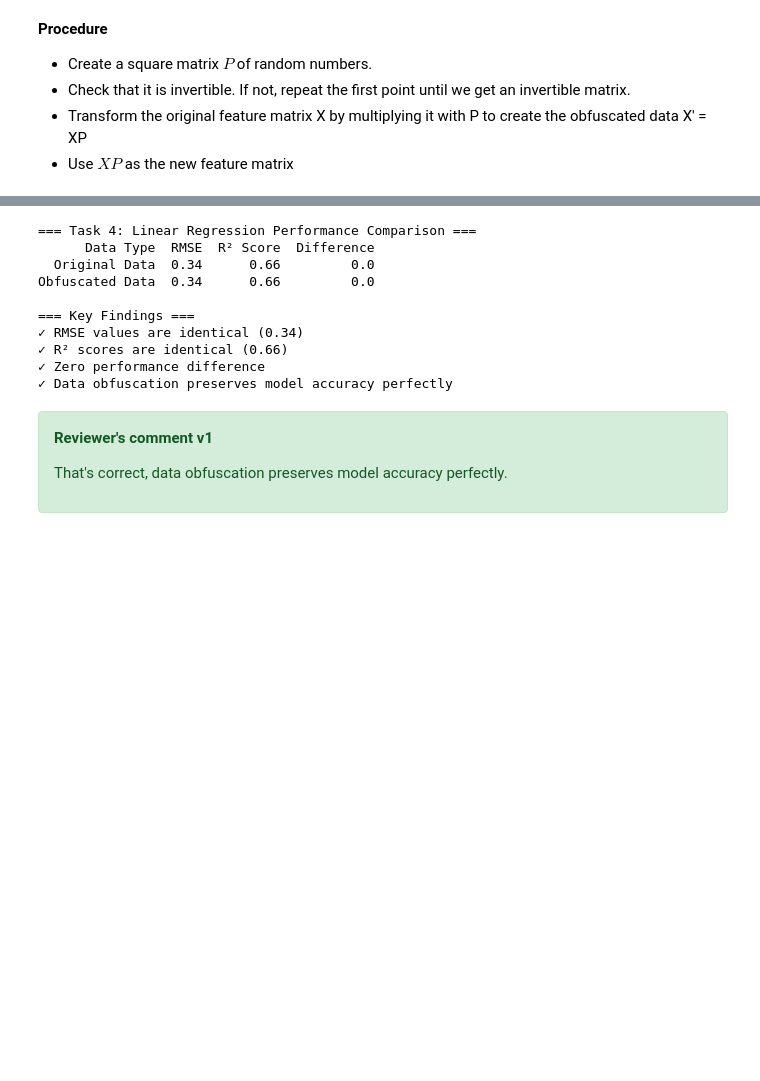
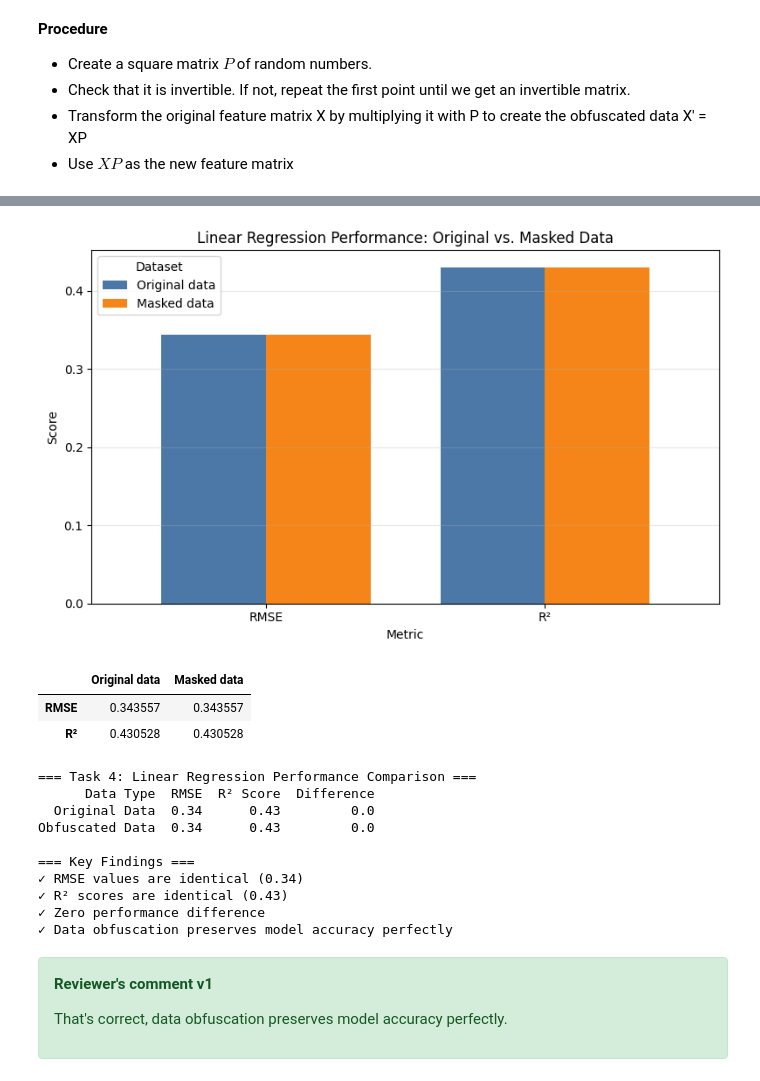
Before and after one commit to JackLahti/project_11-insurance, a Jupyter notebook: notebook.ipynb, the cells around one changed output, grey strips where cells are left out. Drawn from its saved outputs; the diff is of its cells as text; code cells hidden in the pictures; blank space fills up the shorter version.

```diff
--- a/notebook.ipynb
+++ b/notebook.ipynb
@@ -1029,9 +1073,42 @@ R2: 0.66
+# %%
+metrics = pd.DataFrame(
+    {
+        "Original data": [
+            math.sqrt(sklearn.metrics.mean_squared_error(y_test, X_pred)),
+            sklearn.metrics.r2_score(y_test, X_pred),
+        ],
+        "Masked data": [
+            math.sqrt(sklearn.metrics.mean_squared_error(y_test_obf, X_obf_pred)),
+            sklearn.metrics.r2_score(y_test_obf, X_obf_pred),
+        ],
+    },
+    index=["RMSE", "R²"],
+)
+
+ax = metrics.plot(kind="bar", figsize=(8, 5), width=0.75, color=["#4C78A8", "#F58518"])
+
+ax.set_title("Linear Regression Performance: Original vs. Masked Data")
+ax.set_xlabel("Metric")
+ax.set_ylabel("Score")
+ax.set_xticklabels(metrics.index, rotation=0)
+ax.legend(title="Dataset")
+ax.grid(axis="y", alpha=0.3)
+
+plt.tight_layout()
+plt.show()
+
+display(metrics.round(6))
+# %% [output]
+[figure, added]
+|  | Original data | Masked data |
+| RMSE | 0.343557 | 0.343557 |
+| R² | 0.430528 | 0.430528 |
 # %%
 # Create the comparison data
 comparison_data = {
     'Data Type': ['Original Data', 'Obfuscated Data'],
     'RMSE': [0.34, 0.34],
-    'R² Score': [0.66, 0.66],
+    'R² Score': [0.43, 0.43],
     'Difference': [0.00, 0.00]
 }
 
@@ -1042,18 +1119,18 @@ print(results_table.to_string(index=False))
 
 print("\n=== Key Findings ===")
 print("✓ RMSE values are identical (0.34)")
-print("✓ R² scores are identical (0.66)")
+print("✓ R² scores are identical (0.43)")
 print("✓ Zero performance difference")
 print("✓ Data obfuscation preserves model accuracy perfectly")
 # %% [output]
 === Task 4: Linear Regression Performance Comparison ===
       Data Type  RMSE  R² Score  Difference
-  Original Data  0.34      0.66         0.0
-Obfuscated Data  0.34      0.66         0.0
+  Original Data  0.34      0.43         0.0
+Obfuscated Data  0.34      0.43         0.0
 
 === Key Findings ===
 ✓ RMSE values are identical (0.34)
-✓ R² scores are identical (0.66)
+✓ R² scores are identical (0.43)
 ✓ Zero performance difference
 ✓ Data obfuscation preserves model accuracy perfectly
 # %% [markdown]
```
Also changed, not shown: parts of 8 cells of this notebook.
